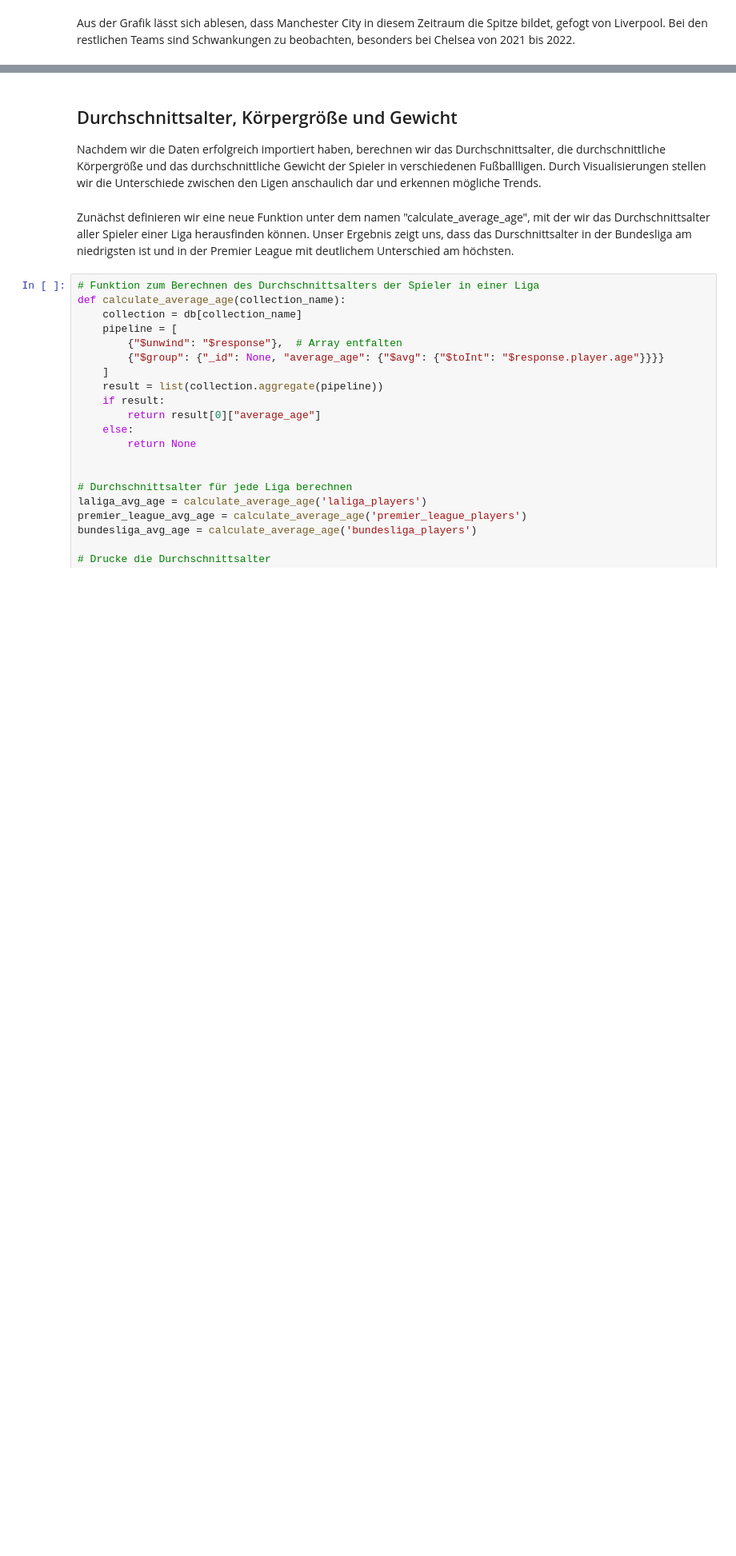
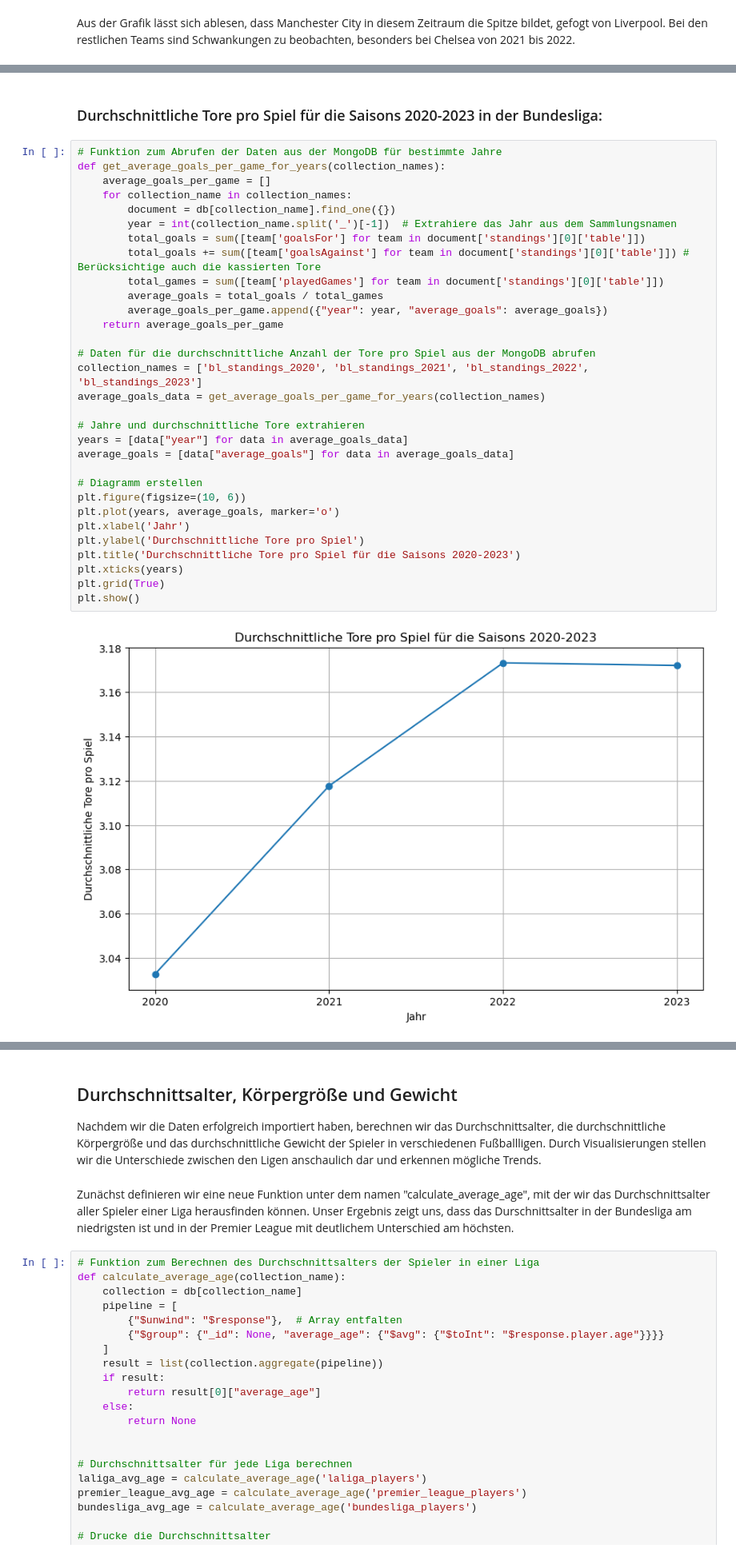
Before and after one commit to Primestyler/BDINF_Semester_Project, a Jupyter notebook: final_project.ipynb, the cells around one changed output, grey strips where cells are left out. Shown at 80% size. Cells and saved outputs as stored; diff of their text form; blank space fills up the shorter version.

```diff
--- a/final_project.ipynb
+++ b/final_project.ipynb
@@ -468,0 +526,35 @@ Aus der Grafik lässt sich ablesen, dass Manchester City in diesem Zeitraum die
+# %% [markdown]
+### Durchschnittliche Tore pro Spiel für die Saisons 2020-2023 in der Bundesliga:
+# %%
+# Funktion zum Abrufen der Daten aus der MongoDB für bestimmte Jahre
+def get_average_goals_per_game_for_years(collection_names):
+    average_goals_per_game = []
+    for collection_name in collection_names:
+        document = db[collection_name].find_one({})
+        year = int(collection_name.split('_')[-1])  # Extrahiere das Jahr aus dem Sammlungsnamen
+        total_goals = sum([team['goalsFor'] for team in document['standings'][0]['table']])
+        total_goals += sum([team['goalsAgainst'] for team in document['standings'][0]['table']]) # Berücksichtige auch die kassierten Tore
+        total_games = sum([team['playedGames'] for team in document['standings'][0]['table']])
+        average_goals = total_goals / total_games
+        average_goals_per_game.append({"year": year, "average_goals": average_goals})
+    return average_goals_per_game
+
+# Daten für die durchschnittliche Anzahl der Tore pro Spiel aus der MongoDB abrufen
+collection_names = ['bl_standings_2020', 'bl_standings_2021', 'bl_standings_2022', 'bl_standings_2023']
+average_goals_data = get_average_goals_per_game_for_years(collection_names)
+
+# Jahre und durchschnittliche Tore extrahieren
+years = [data["year"] for data in average_goals_data]
+average_goals = [data["average_goals"] for data in average_goals_data]
+
+# Diagramm erstellen
+plt.figure(figsize=(10, 6))
+plt.plot(years, average_goals, marker='o')
+plt.xlabel('Jahr')
+plt.ylabel('Durchschnittliche Tore pro Spiel')
+plt.title('Durchschnittliche Tore pro Spiel für die Saisons 2020-2023')
+plt.xticks(years)
+plt.grid(True)
+plt.show()
+# %% [output]
+[figure, added]
```
Also changed, not shown: parts of 26 cells of this notebook.
